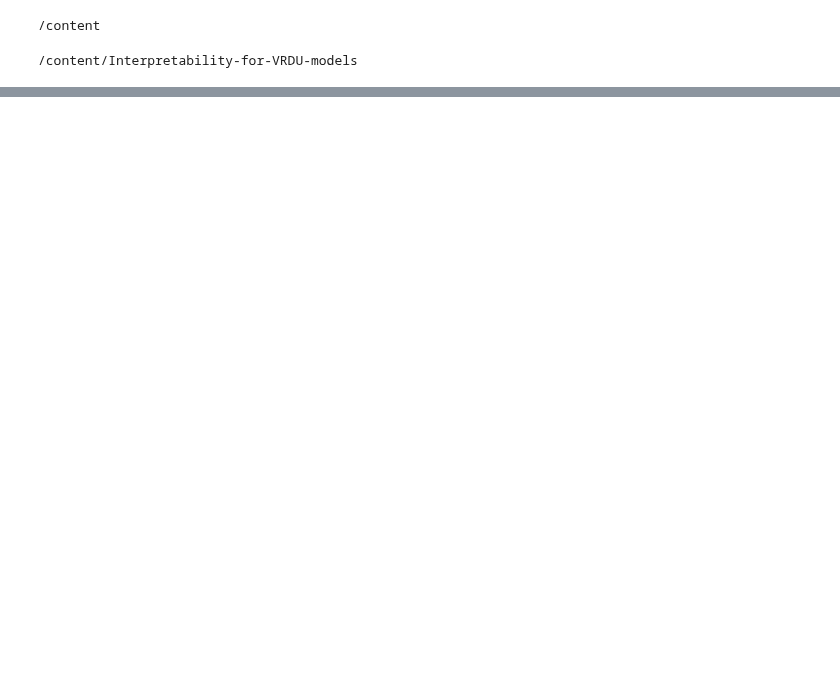
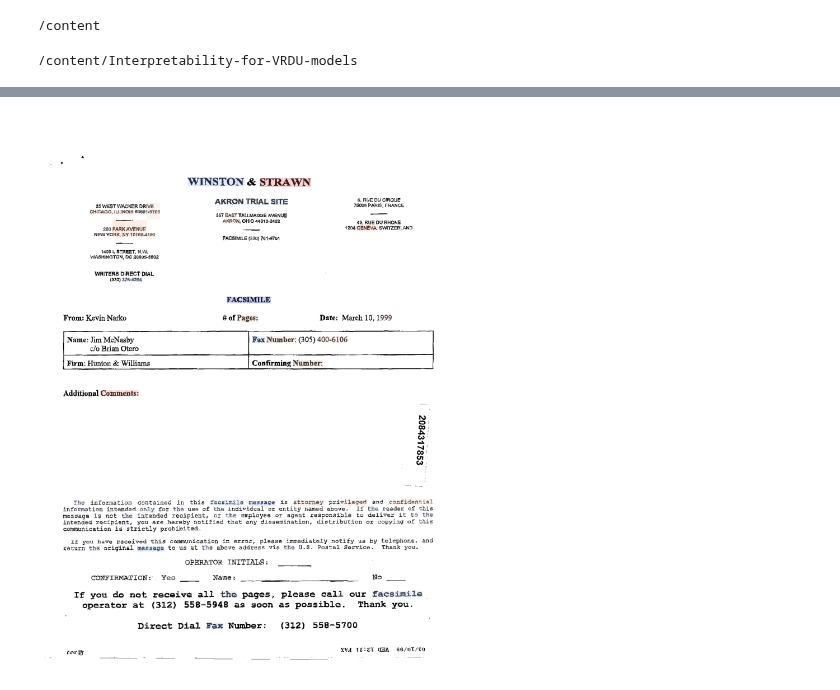
Before and after one commit to adamserag1/Interpretability-for-VRDU-models, a Jupyter notebook: experiments/test1.ipynb, the cells around one changed output, grey strips where cells are left out. Cells and saved outputs as stored; diff of their text form; code cells hidden in the pictures; blank space fills up the shorter version.

```diff
--- a/experiments/test1.ipynb
+++ b/experiments/test1.ipynb
@@ -27,0 +131,8 @@ NameError: name 'test' is not defined
+# %%
+sample_ds = DocSample(
+    image   = sample["image"].convert("RGB"),
+    words   = sample["words"],
+    bboxes  = sample["bboxes"],
+    label   = sample["label"]              # classification only
+)
+print(sample_ds)
@@ -27,0 +141,4 @@ NameError: name 'test' is not defined
+# %%
+LLMV3 = LayoutLMv3ForSequenceClassification.from_pretrained("adamadam111/layoutlmv3-docclass-finetuned")
+LLMV3_PROC = AutoProcessor.from_pretrained("microsoft/layoutlmv3-base", apply_ocr=False)
+LLMV3.to(device)
@@ -27,0 +153,10 @@ NameError: name 'test' is not defined
+# %%
+LLMV3_encode = make_layoutlmv3_encoder_cls(LLMV3_PROC)
+
+text_exp = LimeTextExplainer(
+    LLMV3,
+    LLMV3_encode,
+    mask_token=LLMV3_PROC.tokenizer.mask_token,
+    batch_size=2,
+    kernel_width_factor=0.75,
+)
@@ -27,0 +222,2 @@ NameError: name 'test' is not defined
+# %%
+vals_aligned_bboxes = text_exp.explain(sample_ds, align_boxes = True, num_samples=4000, num_features=30)
@@ -27,0 +252,10 @@ NameError: name 'test' is not defined
+# %%
+from vrdu_utils.utils import draw_lime_token_heatmap
+weights = {}
+for token, w in vals_aligned_bboxes.as_list():
+    clean = re.sub(r"=\d+$", "", token)     # drop '=number' suffix
+    weights[clean] = weights.get(clean, 0.0) + w
+
+draw_lime_token_heatmap(image = sample_ds.image, words = sample_ds.words, boxes = sample_ds.bboxes, weights = weights, alpha = 0.25)
+# %% [output]
+[figure, added]
```
Also changed, not shown: parts of 20 cells of this notebook.
